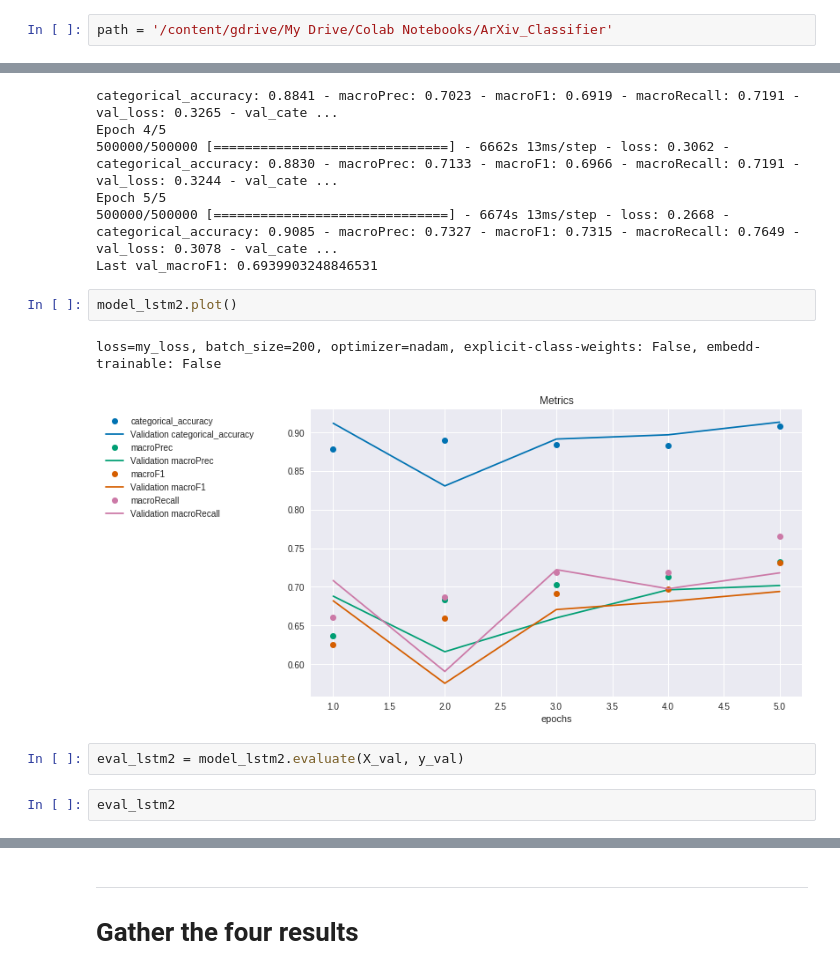
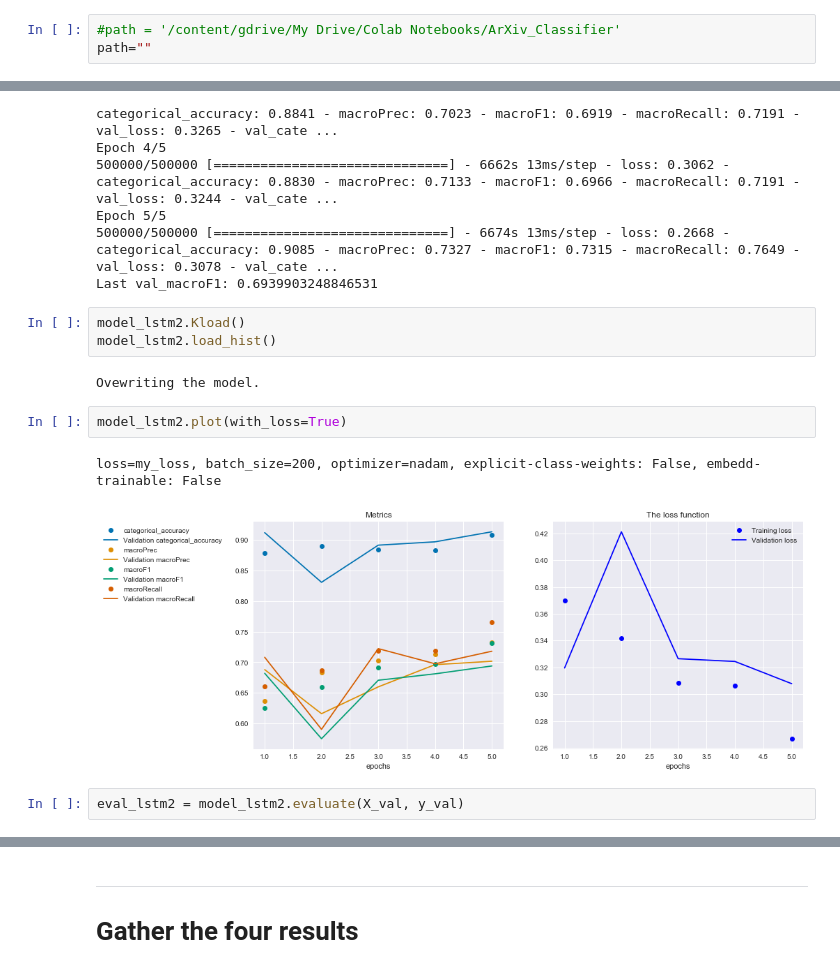
Before and after one commit to olszewskip/ArXiv_Classifier, a Jupyter notebook: keras_RNN_LSTM.ipynb, the cells around one changed output, grey strips where cells are left out. Drawn from its saved outputs; the diff is of its cells as text.

```diff
--- a/keras_RNN_LSTM.ipynb
+++ b/keras_RNN_LSTM.ipynb
@@ -13,7 +13,8 @@ Enter your authorization code:
 ··········
 Mounted at /content/gdrive
 # %%
-path = '/content/gdrive/My Drive/Colab Notebooks/ArXiv_Classifier'
+#path = '/content/gdrive/My Drive/Colab Notebooks/ArXiv_Classifier'
+path=""
 # %%
 import os
 import pickle
@@ -345,12 +383,15 @@ Epoch 4/5
 Epoch 5/5
 500000/500000 [==============================] - 6674s 13ms/step - loss: 0.2668 - categorical_accuracy: 0.9085 - macroPrec: 0.7327 - macroF1: 0.7315 - macroRecall: 0.7649 - val_loss: 0.3078 - val_cate ...
 Last val_macroF1: 0.6939903248846531
+# %%
+model_lstm2.Kload()
+model_lstm2.load_hist()
+# %% [output]
+Ovewriting the model.
 # %%
-model_lstm2.plot()
+model_lstm2.plot(with_loss=True)
 # %% [output]
 loss=my_loss, batch_size=200, optimizer=nadam, explicit-class-weights: False, embedd-trainable: False
-[figure, old version]
+[figure, new version]
 # %%
 eval_lstm2 = model_lstm2.evaluate(X_val, y_val)
-# %%
-eval_lstm2
```
Also changed, not shown: parts of 27 cells of this notebook, 1 other file.
